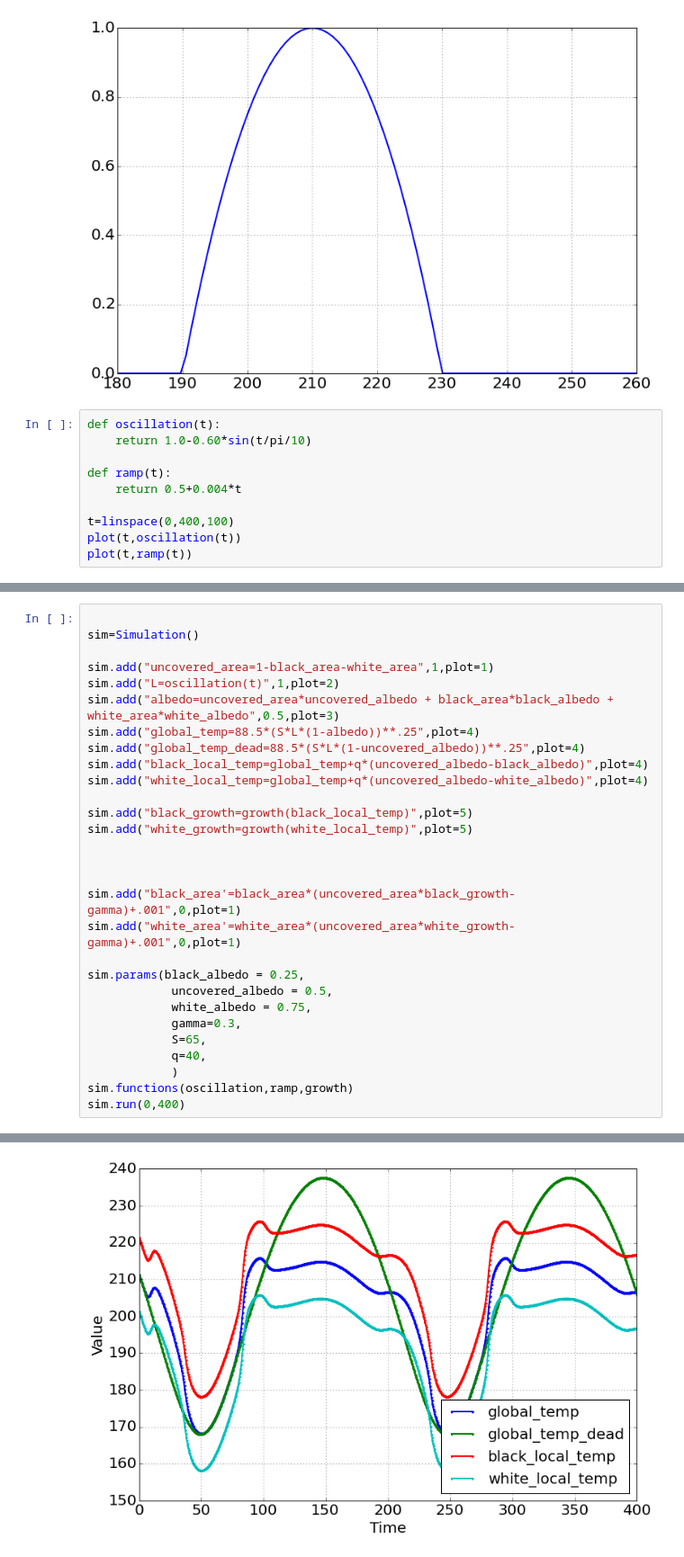
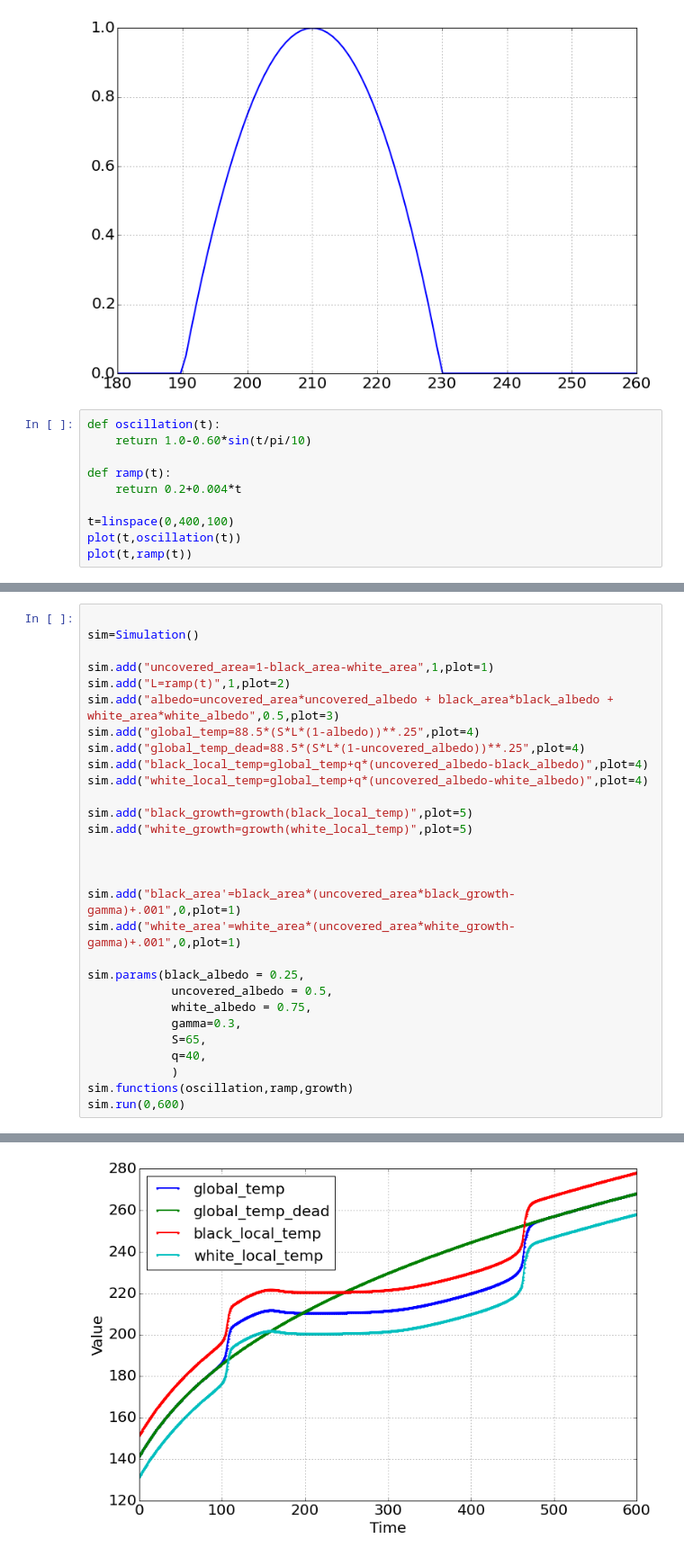
Before and after one commit to bblais/Systems-Modeling-Spring-2015-Notebooks, a Jupyter notebook: Tuesday Apr 14 2015 - Daisyworld.ipynb, the cells around one changed output, grey strips where cells are left out. Shown: that part at 90% size. Drawn from its saved outputs; the diff is of its cells as text.

```diff
--- a/Tuesday Apr 14 2015 - Daisyworld.ipynb
+++ b/Tuesday Apr 14 2015 - Daisyworld.ipynb
@@ -26,7 +26,7 @@ def oscillation(t):
     return 1.0-0.60*sin(t/pi/10)
 
 def ramp(t):
-    return 0.5+0.004*t
+    return 0.2+0.004*t
 
 t=linspace(0,400,100)
 plot(t,oscillation(t))
@@ -39,7 +39,7 @@ plot(t,ramp(t))
 sim=Simulation()
 
 sim.add("uncovered_area=1-black_area-white_area",1,plot=1)
-sim.add("L=oscillation(t)",1,plot=2)
+sim.add("L=ramp(t)",1,plot=2)
 sim.add("albedo=uncovered_area*uncovered_albedo + black_area*black_albedo + white_area*white_albedo",0.5,plot=3)
 sim.add("global_temp=88.5*(S*L*(1-albedo))**.25",plot=4)
 sim.add("global_temp_dead=88.5*(S*L*(1-uncovered_albedo))**.25",plot=4)
@@ -62,5 +62,5 @@ sim.params(black_albedo = 0.25,
             q=40,
             )
 sim.functions(oscillation,ramp,growth)
-sim.run(0,400)
+sim.run(0,600)
 # %% [output]
@@ -70 +70 @@ sim.run(0,400)
-[figure, old version]
+[figure, new version]
```
Also changed, not shown: parts of 7 cells of this notebook, 1 other file.
